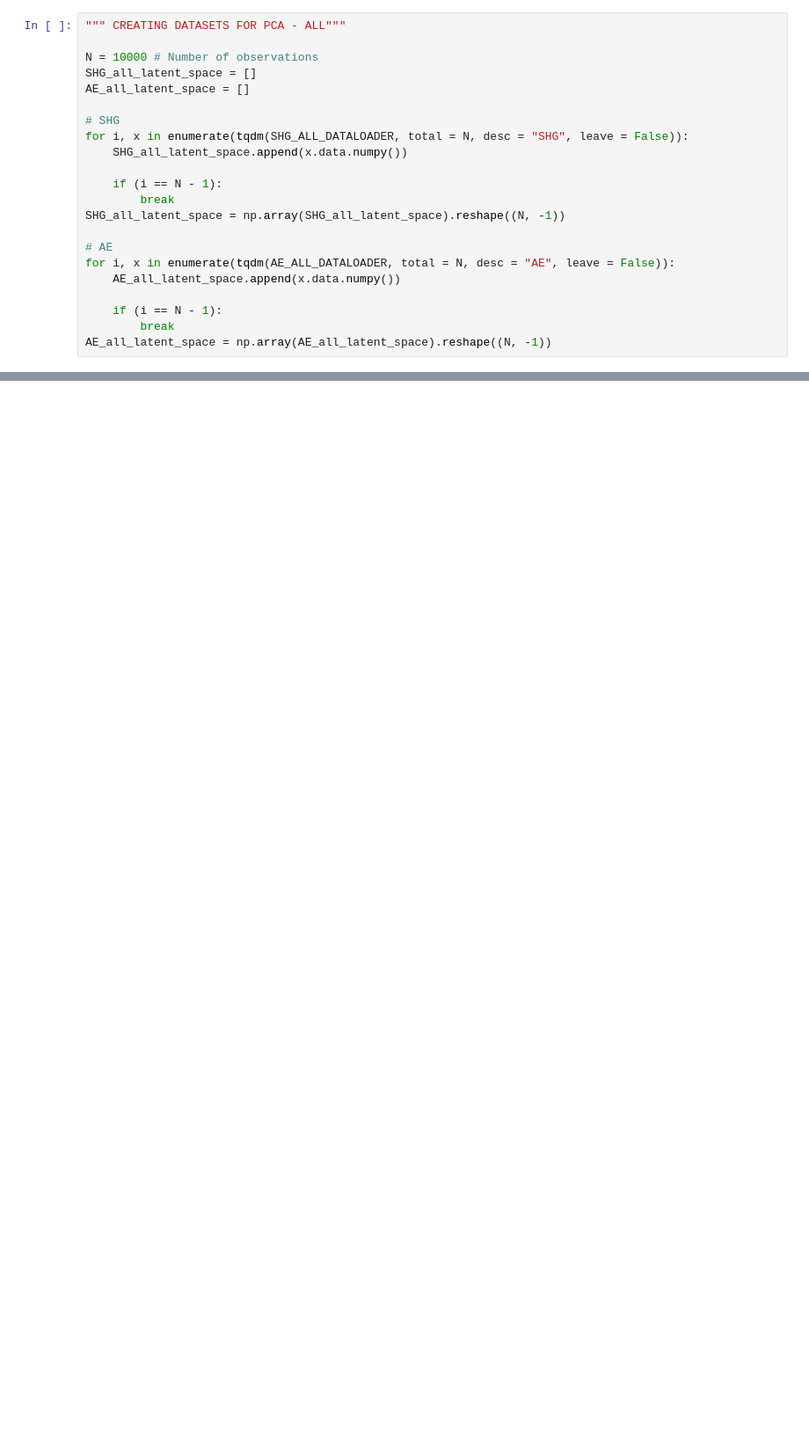
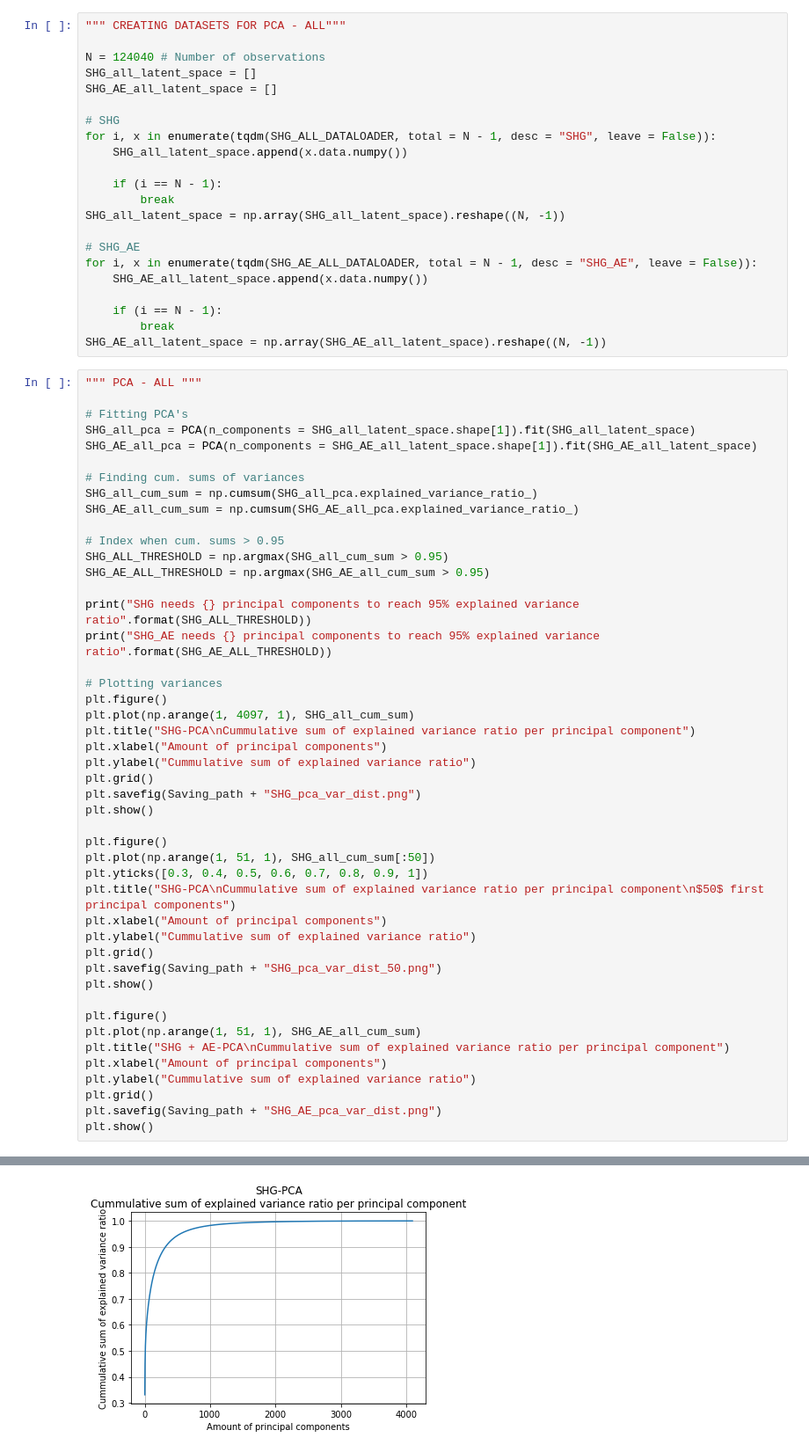
Before and after one commit to AndreOskarAndersen/bachelor_thesis, a Jupyter notebook: code/manifold.ipynb, the cells around one changed output, grey strips where cells are left out. Shown at 88% size. Saved outputs shown, nothing was run; the diff lists cells and outputs as text; blank space fills up the shorter version.

```diff
--- a/code/manifold.ipynb
+++ b/code/manifold.ipynb
@@ -61,22 +62,69 @@ SHG_FULL_DATALOADER = DataLoader(SHG_FULL_DATASET)
 # %%
 """ CREATING DATASETS FOR PCA - ALL"""
 
-N = 10000 # Number of observations
+N = 124040 # Number of observations
 SHG_all_latent_space = []
-AE_all_latent_space = []
+SHG_AE_all_latent_space = []
 
 # SHG
-for i, x in enumerate(tqdm(SHG_ALL_DATALOADER, total = N, desc = "SHG", leave = False)):
+for i, x in enumerate(tqdm(SHG_ALL_DATALOADER, total = N - 1, desc = "SHG", leave = False)):
     SHG_all_latent_space.append(x.data.numpy())
 
     if (i == N - 1):
         break
 SHG_all_latent_space = np.array(SHG_all_latent_space).reshape((N, -1))
 
-# AE
-for i, x in enumerate(tqdm(AE_ALL_DATALOADER, total = N, desc = "AE", leave = False)):
-    AE_all_latent_space.append(x.data.numpy())
+# SHG_AE
+for i, x in enumerate(tqdm(SHG_AE_ALL_DATALOADER, total = N - 1, desc = "SHG_AE", leave = False)):
+    SHG_AE_all_latent_space.append(x.data.numpy())
 
     if (i == N - 1):
         break
-AE_all_latent_space = np.array(AE_all_latent_space).reshape((N, -1))
+SHG_AE_all_latent_space = np.array(SHG_AE_all_latent_space).reshape((N, -1))
+# %%
+""" PCA - ALL """
+
+# Fitting PCA's
+SHG_all_pca = PCA(n_components = SHG_all_latent_space.shape[1]).fit(SHG_all_latent_space)
+SHG_AE_all_pca = PCA(n_components = SHG_AE_all_latent_space.shape[1]).fit(SHG_AE_all_latent_space)
+
+# Finding cum. sums of variances
+SHG_all_cum_sum = np.cumsum(SHG_all_pca.explained_variance_ratio_)
+SHG_AE_all_cum_sum = np.cumsum(SHG_AE_all_pca.explained_variance_ratio_)
+
+# Index when cum. sums > 0.95
+SHG_ALL_THRESHOLD = np.argmax(SHG_all_cum_sum > 0.95)
+SHG_AE_ALL_THRESHOLD = np.argmax(SHG_AE_all_cum_sum > 0.95)
+
+print("SHG needs {} principal components to reach 95% explained variance ratio".format(SHG_ALL_THRESHOLD))
+print("SHG_AE needs {} principal components to reach 95% explained variance ratio".format(SHG_AE_ALL_THRESHOLD))
+
+# Plotting variances
+plt.figure()
+plt.plot(np.arange(1, 4097, 1), SHG_all_cum_sum)
+plt.title("SHG-PCA\nCummulative sum of explained variance ratio per principal component")
+plt.xlabel("Amount of principal components")
+plt.ylabel("Cummulative sum of explained variance ratio")
+plt.grid()
+plt.savefig(Saving_path + "SHG_pca_var_dist.png")
+plt.show()
+
+plt.figure()
+plt.plot(np.arange(1, 51, 1), SHG_all_cum_sum[:50])
+plt.yticks([0.3, 0.4, 0.5, 0.6, 0.7, 0.8, 0.9, 1])
+plt.title("SHG-PCA\nCummulative sum of explained variance ratio per principal component\n$50$ first principal components")
+plt.xlabel("Amount of principal components")
+plt.ylabel("Cummulative sum of explained variance ratio")
+plt.grid()
+plt.savefig(Saving_path + "SHG_pca_var_dist_50.png")
+plt.show()
+
+plt.figure()
+plt.plot(np.arange(1, 51, 1), SHG_AE_all_cum_sum)
+plt.title("SHG + AE-PCA\nCummulative sum of explained variance ratio per principal component")
+plt.xlabel("Amount of principal components")
+plt.ylabel("Cummulative sum of explained variance ratio")
+plt.grid()
+plt.savefig(Saving_path + "SHG_AE_pca_var_dist.png")
+plt.show()
+# %% [output]
@@ -82,0 +133 @@ AE_all_latent_space = np.array(AE_all_latent_space).reshape((N, -1))
+[figure, added]
```
Also changed, not shown: parts of 8 cells of this notebook, 16 other files.
